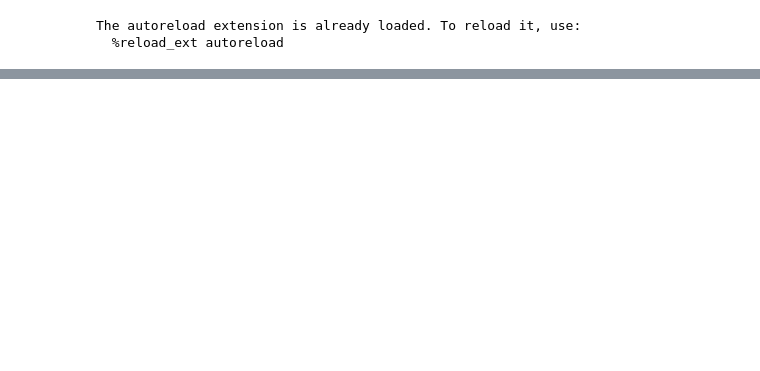
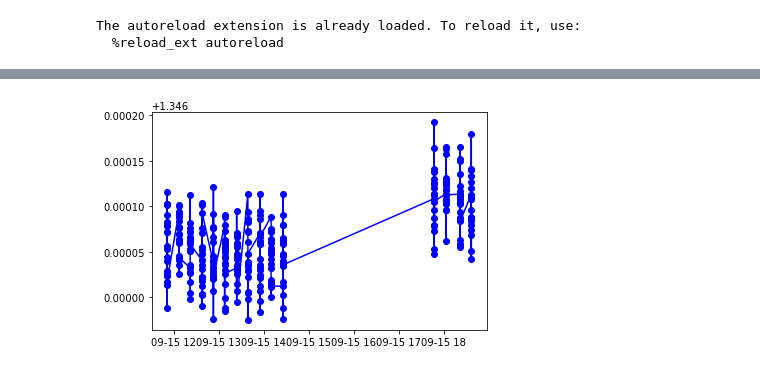
Before and after one commit to Marfster/Double_Spike_sim, a Jupyter notebook: Spike Calibration.ipynb, the cells around one changed output, grey strips where cells are left out. Saved outputs shown, nothing was run; the diff lists cells and outputs as text; code cells hidden in the pictures; blank space fills up the shorter version.

```diff
--- a/Spike Calibration.ipynb
+++ b/Spike Calibration.ipynb
@@ -183,3 +251,8 @@ mod_123Sb_121Sb = 0.74814
+# %%
+plt.plot(df_internal_norm[df_internal_norm["sample"] == sample].index, df_internal_norm[df_internal_norm["sample"] == sample][ratio], linestyle='-', marker='o', color='b')
+plt.show()
+# %% [output]
+[figure, added]
 # %%
 df_Sb_norm["124/118"].mean() - df_internal_norm["124/118"].mean()
 # %% [output]
```
Also changed, not shown: parts of 37 cells of this notebook, 4 other files.
